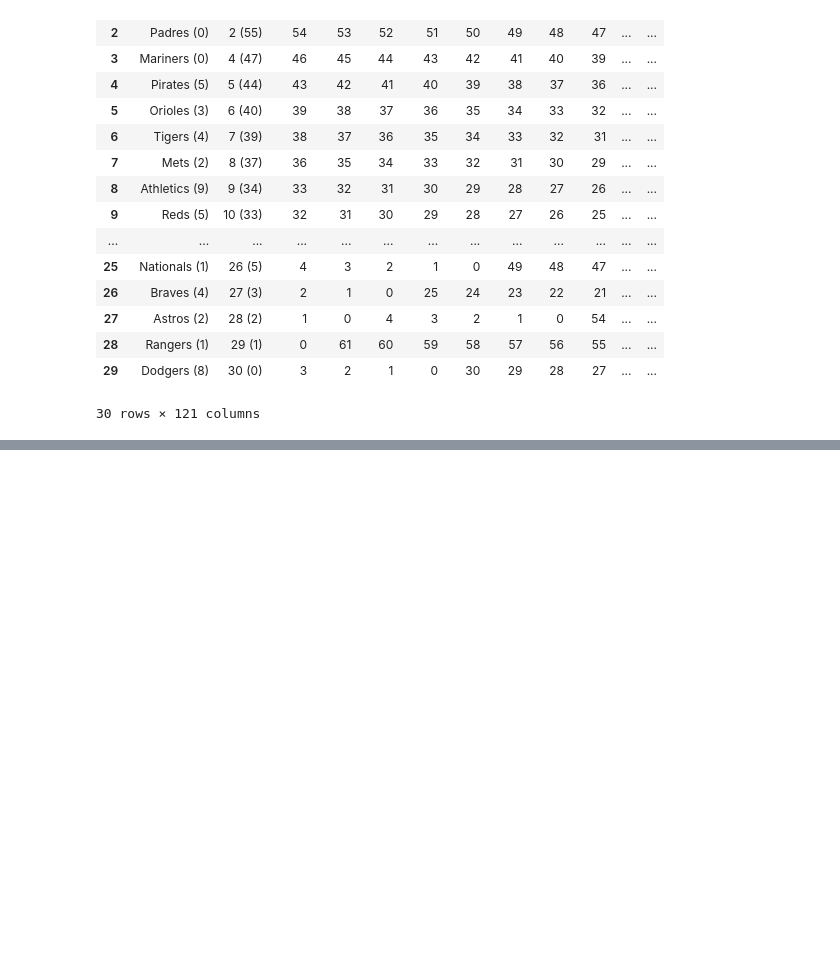
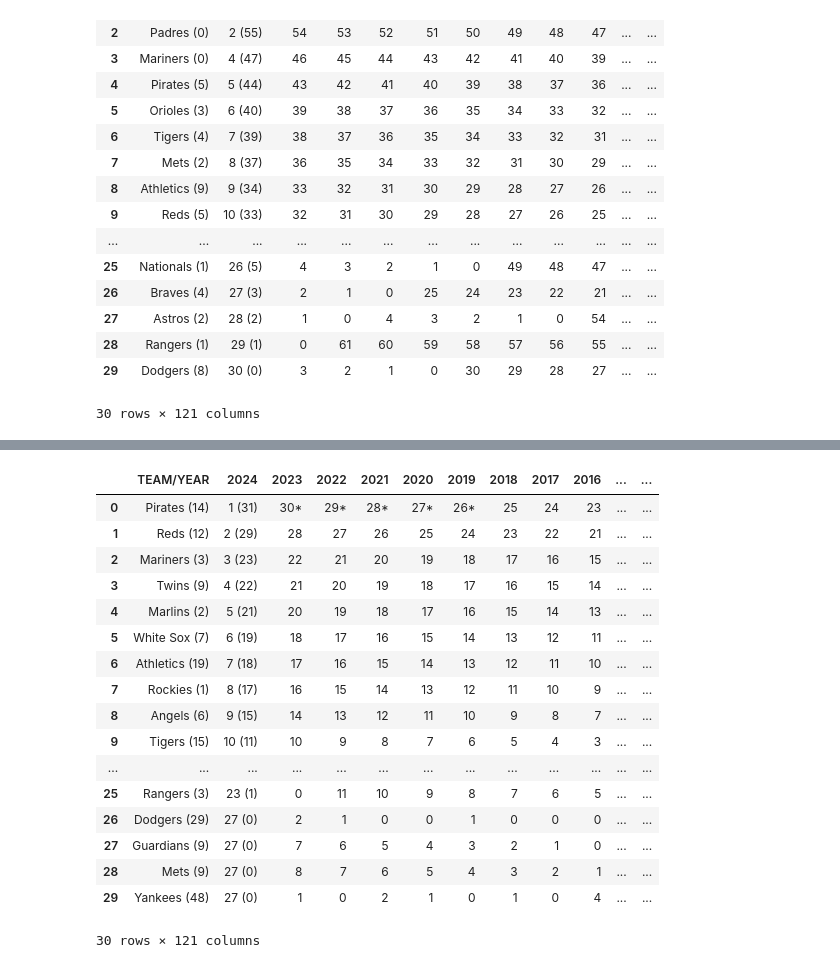
Before and after one commit to gadamico/Sports-Data, a Jupyter notebook: baseball/notebooks/scratch_work.ipynb, the cells around one changed output, grey strips where cells are left out. Saved outputs shown, nothing was run; the diff lists cells and outputs as text; code cells hidden in the pictures; blank space fills up the shorter version.

```diff
--- a/baseball/notebooks/scratch_work.ipynb
+++ b/baseball/notebooks/scratch_work.ipynb
@@ -274,0 +321,21 @@ pd.read_csv('../data/champ_droughts.csv')
+# %%
+pd.read_csv('../data/lcsp_droughts.csv')
+# %% [output]
+|  | TEAM/YEAR | 2024 | 2023 | 2022 | 2021 | 2020 | 2019 | 2018 | 2017 | 2016 | ... | ... |
+| 0 | Pirates (14) | 1 (31) | 30* | 29* | 28* | 27* | 26* | 25 | 24 | 23 | ... | ... |
+| 1 | Reds (12) | 2 (29) | 28 | 27 | 26 | 25 | 24 | 23 | 22 | 21 | ... | ... |
+| 2 | Mariners (3) | 3 (23) | 22 | 21 | 20 | 19 | 18 | 17 | 16 | 15 | ... | ... |
+| 3 | Twins (9) | 4 (22) | 21 | 20 | 19 | 18 | 17 | 16 | 15 | 14 | ... | ... |
+| 4 | Marlins (2) | 5 (21) | 20 | 19 | 18 | 17 | 16 | 15 | 14 | 13 | ... | ... |
+| 5 | White Sox (7) | 6 (19) | 18 | 17 | 16 | 15 | 14 | 13 | 12 | 11 | ... | ... |
+| 6 | Athletics (19) | 7 (18) | 17 | 16 | 15 | 14 | 13 | 12 | 11 | 10 | ... | ... |
+| 7 | Rockies (1) | 8 (17) | 16 | 15 | 14 | 13 | 12 | 11 | 10 | 9 | ... | ... |
+| 8 | Angels (6) | 9 (15) | 14 | 13 | 12 | 11 | 10 | 9 | 8 | 7 | ... | ... |
+| 9 | Tigers (15) | 10 (11) | 10 | 9 | 8 | 7 | 6 | 5 | 4 | 3 | ... | ... |
+| ... | ... | ... | ... | ... | ... | ... | ... | ... | ... | ... | ... | ... |
+| 25 | Rangers (3) | 23 (1) | 0 | 11 | 10 | 9 | 8 | 7 | 6 | 5 | ... | ... |
+| 26 | Dodgers (29) | 27 (0) | 2 | 1 | 0 | 0 | 1 | 0 | 0 | 0 | ... | ... |
+| 27 | Guardians (9) | 27 (0) | 7 | 6 | 5 | 4 | 3 | 2 | 1 | 0 | ... | ... |
+| 28 | Mets (9) | 27 (0) | 8 | 7 | 6 | 5 | 4 | 3 | 2 | 1 | ... | ... |
+| 29 | Yankees (48) | 27 (0) | 1 | 0 | 2 | 1 | 0 | 1 | 0 | 4 | ... | ... |
+30 rows × 121 columns
```
Also changed, not shown: parts of 11 cells of this notebook, 6 other files.
